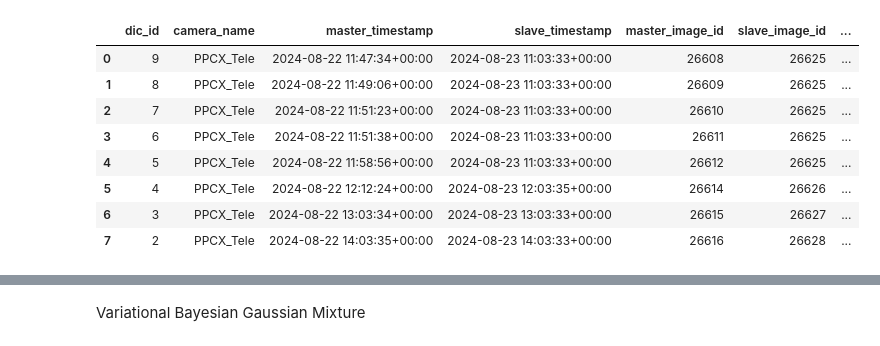
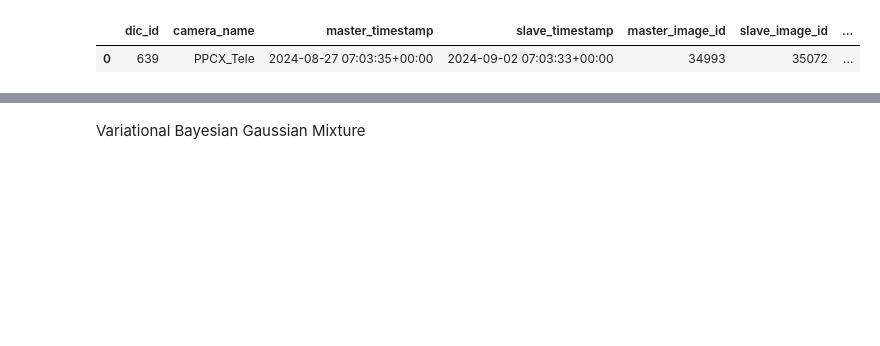
Before and after one commit to franioli/ppcx-domains, a Jupyter notebook: clusterize_GMM.ipynb, the cells around one changed output, grey strips where cells are left out. Saved outputs shown, nothing was run; the diff lists cells and outputs as text; code cells hidden in the pictures; blank space fills up the shorter version.

```diff
--- a/clusterize_GMM.ipynb
+++ b/clusterize_GMM.ipynb
@@ -2,19 +2,24 @@
 %reload_ext autoreload
 %autoreload 2
 
-import io
 import os
-from datetime import datetime
+from pathlib import Path
 
-import numpy as np
-import pandas as pd
-import requests
+import joblib
 from dotenv import load_dotenv
 from matplotlib import pyplot as plt
-from PIL import Image
 from sklearn.mixture import GaussianMixture
 from sklearn.preprocessing import StandardScaler
 from sqlalchemy import create_engine
+
+from src.clustering import (
+    plot_gmm_clusters,
+    plot_gmm_log_likelihood_contours,
+    preproc_features,
+)
+from src.database import get_dic_analysis_ids, get_dic_data, get_image
+from src.roi import PolygonROISelector, filter_dataframe
+from src.visualization import plot_dic_vectors
 
 %matplotlib widget
 
@@ -30,14 +35,15 @@ APP_HOST = os.environ.get("APP_HOST", "150.145.51.193")
 APP_PORT = os.environ.get("APP_PORT", "8001")
 GET_IMAGE_VIEW = os.environ.get("GET_IMAGE_VIEW", "images")
 
-target_date = "2024-08-23"
+target_date = "2024-09-02"
 camera_name = "PPCX_Tele"
-# dic_id = 3098
 
 min_velocity = 1  # Minimum velocity threshold in pixels, use -1 to disable
 filter_outliers = True  # Whether to filter out low velocity vectors
 tails_percentile = 0.001  # Percentile for tail filtering
 
+output_dir = f"output/{camera_name}"
+
 # Create the connection to the database
 db_engine = create_engine(
     f"postgresql://{DB_USER}:{DB_PASSWORD}@{DB_HOST}:{DB_PORT}/{DB_NAME}"
@@ -147,19 +51,17 @@ def get_image(
 # %%
+# Build the output folder and base_name
+base_name = f"{camera_name}_{target_date}_GMM"
+output_dir = Path(output_dir)
+output_dir.mkdir(parents=True, exist_ok=True)
+
 # Get DIC analysis metadata (filtered by date/camera)
 dic_analyses = get_dic_analysis_ids(
     db_engine, reference_date=target_date, camera_name=camera_name
 )
 dic_analyses
 # %% [output]
 |  | dic_id | camera_name | master_timestamp | slave_timestamp | master_image_id | slave_image_id | ... |
-| 0 | 9 | PPCX_Tele | 2024-08-22 11:47:34+00:00 | 2024-08-23 11:03:33+00:00 | 26608 | 26625 | ... |
-| 1 | 8 | PPCX_Tele | 2024-08-22 11:49:06+00:00 | 2024-08-23 11:03:33+00:00 | 26609 | 26625 | ... |
-| 2 | 7 | PPCX_Tele | 2024-08-22 11:51:23+00:00 | 2024-08-23 11:03:33+00:00 | 26610 | 26625 | ... |
-| 3 | 6 | PPCX_Tele | 2024-08-22 11:51:38+00:00 | 2024-08-23 11:03:33+00:00 | 26611 | 26625 | ... |
-| 4 | 5 | PPCX_Tele | 2024-08-22 11:58:56+00:00 | 2024-08-23 11:03:33+00:00 | 26612 | 26625 | ... |
-| 5 | 4 | PPCX_Tele | 2024-08-22 12:12:24+00:00 | 2024-08-23 12:03:35+00:00 | 26614 | 26626 | ... |
-| 6 | 3 | PPCX_Tele | 2024-08-22 13:03:34+00:00 | 2024-08-23 13:03:33+00:00 | 26615 | 26627 | ... |
-| 7 | 2 | PPCX_Tele | 2024-08-22 14:03:35+00:00 | 2024-08-23 14:03:33+00:00 | 26616 | 26628 | ... |
+| 0 | 639 | PPCX_Tele | 2024-08-27 07:03:35+00:00 | 2024-09-02 07:03:33+00:00 | 34993 | 35072 | ... |
 # %%
 # Get the master image for the DIC analysis via the API
 master_image_id = dic_analyses["master_image_id"].iloc[0]
```
Also changed, not shown: parts of 12 cells of this notebook, 4 other files.
